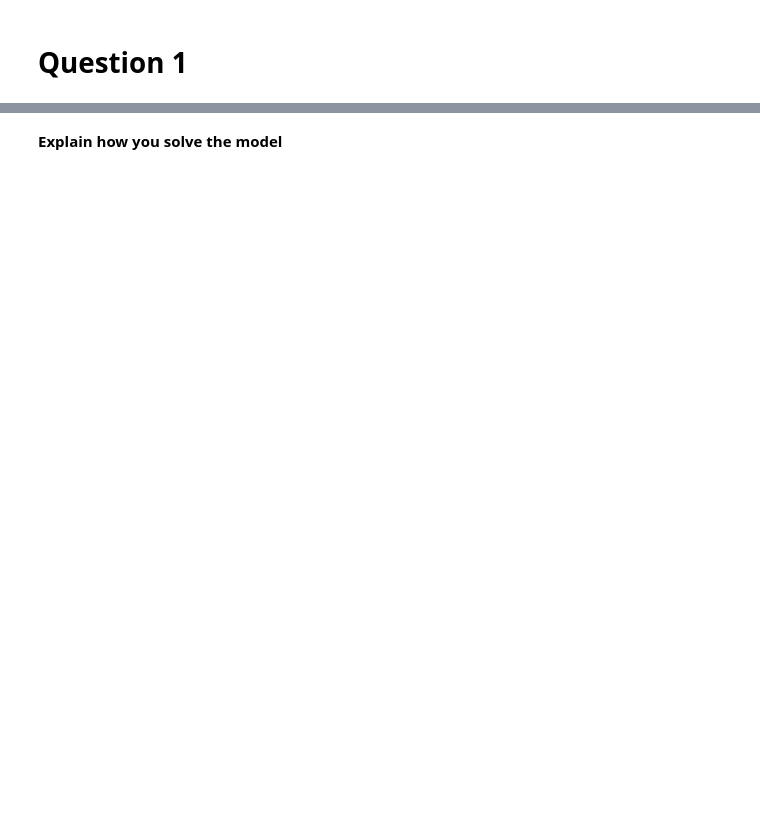
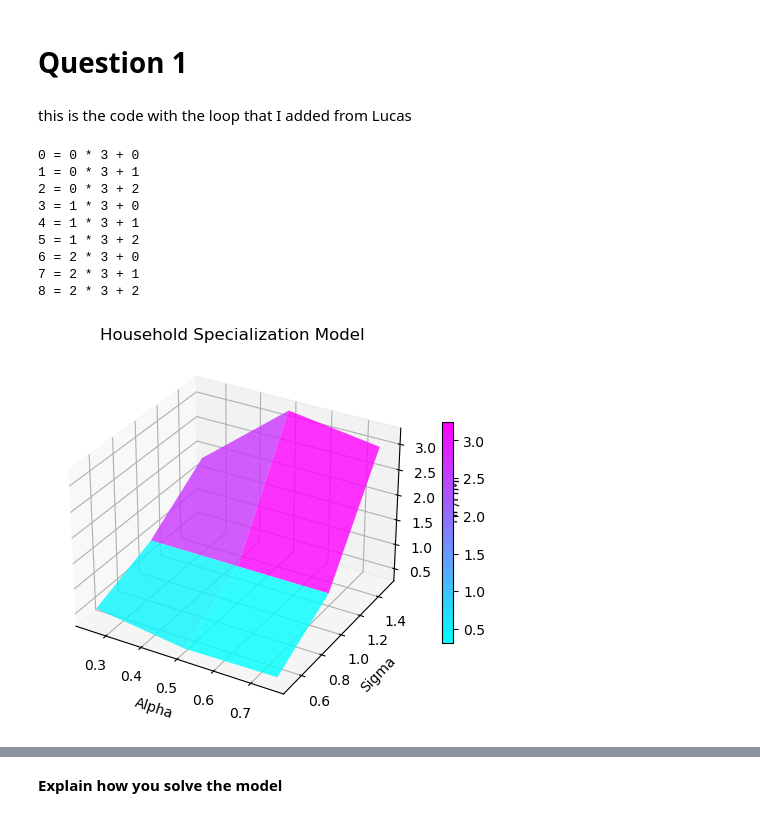
Before and after one commit to NumEconCopenhagen/projects-2023-icehot1, a Jupyter notebook: inauguralproject/inauguralproject.ipynb, the cells around one changed output, grey strips where cells are left out. Cells and saved outputs as stored; diff of their text form; code cells hidden in the pictures; blank space fills up the shorter version.

```diff
--- a/inauguralproject/inauguralproject.ipynb
+++ b/inauguralproject/inauguralproject.ipynb
@@ -122,2 +24,67 @@ TypeError: unsupported operand type(s) for -: 'int' and 'list'
 # %% [markdown]
 # Question 1
+# %% [markdown]
+this is the code with the loop that I added from Lucas
+# %%
+# Define the parameters
+model = inauguralproject.HouseholdSpecializationModelClass()
+
+alpha_values = [0.25, 0.5, 0.75]
+sigma_values = [0.5, 1.0, 1.5]
+
+HF_lis = np.zeros((3, 3))
+HM_lis = np.zeros((3, 3))
+
+# loop over the alpha and sigma values using the enumerate function
+for i, alpha in enumerate(alpha_values):
+    for j, sigma in enumerate(sigma_values):
+        model.par.alpha = alpha
+        model.par.sigma = sigma
+
+        # solve the model
+        run = model.solve_discrete()
+
+        # store the results in arrays
+        HF_lis[i, j] = run.HF
+        HM_lis[i, j] = run.HM
+
+        # print the index for each combination of alpha and sigma
+        index = i * len(sigma_values) + j
+        print(index, '=',i, '*', len(sigma_values), '+', j)
+
+# Compute the ratio HF_lis/HM_lis
+ratio_lis = HF_lis/HM_lis
+
+# Create a 3D plot
+fig = plt.figure()
+ax = fig.add_subplot(111, projection='3d')
+alpha_values = np.transpose(alpha_values)
+
+# Plot the surface
+X, Y = np.meshgrid(alpha_values.T, sigma_values)
+ax.plot_surface(X, Y, ratio_lis, cmap='cool', alpha=0.8)
+
+# Set the labels and title
+ax.set_xlabel('Alpha')
+ax.set_ylabel('Sigma')
+ax.set_zlabel('HF/HM')
+ax.set_title('Household Specialization Model')
+
+# Add a colorbar
+m = plt.cm.ScalarMappable(cmap='cool')
+m.set_array(ratio_lis)
+plt.colorbar(m, shrink=0.6)
+
+# Show the plot
+plt.show()
+# %% [output]
+0 = 0 * 3 + 0
+1 = 0 * 3 + 1
+2 = 0 * 3 + 2
+3 = 1 * 3 + 0
+4 = 1 * 3 + 1
+5 = 1 * 3 + 2
+6 = 2 * 3 + 0
+7 = 2 * 3 + 1
+8 = 2 * 3 + 2
+[figure, added]
```
Also changed, not shown: parts of 14 cells of this notebook, 1 other file.
